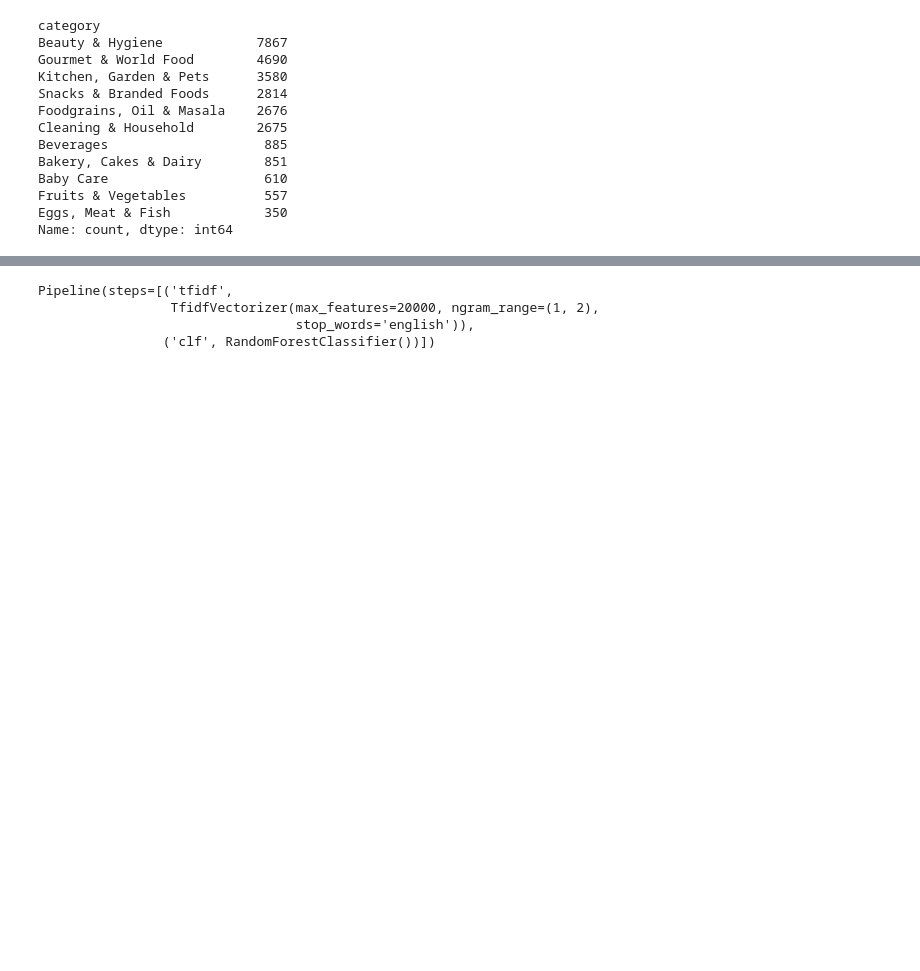
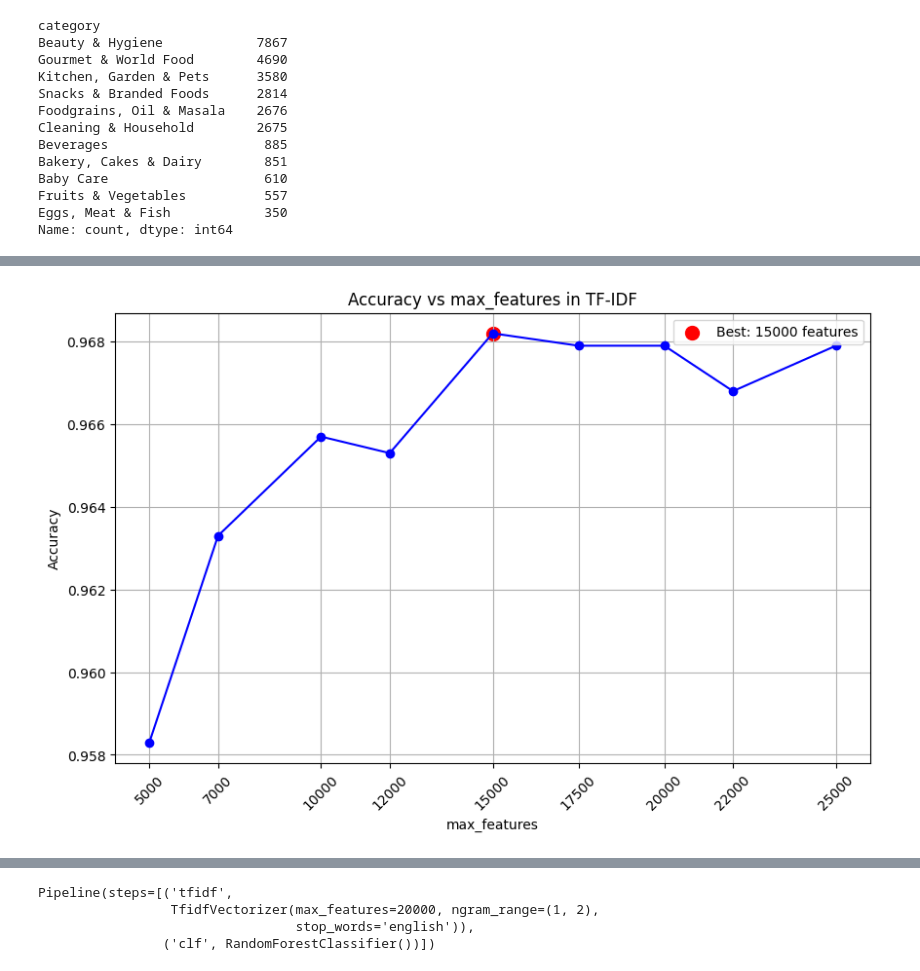
Before and after one commit to ka1817/BigBasket-SmartCart-AI-Assistant-for-BigBasket-Shopping, a Jupyter notebook: notebook/testing.ipynb, the cells around one changed output, grey strips where cells are left out. Drawn from its saved outputs; the diff is of its cells as text; code cells hidden in the pictures; blank space fills up the shorter version.

```diff
--- a/notebook/testing.ipynb
+++ b/notebook/testing.ipynb
@@ -84 +184,27 @@ Foodgrains, Oil & Masala       0.95      0.96      0.95       535
             weighted avg       0.97      0.97      0.97      5511
+# %%
+from sklearn.pipeline import Pipeline
+from sklearn.feature_extraction.text import TfidfVectorizer
+from sklearn.linear_model import LogisticRegression
+from sklearn.metrics import accuracy_score, classification_report
+
+feature_sizes = [5000, 7000, 10000, 12000, 15000, 17500, 20000,22000,25000]
+
+for f in feature_sizes:
+    print(f"\n--- Testing max_features = {f} ---")
+
+    pipeline = Pipeline([
+        ("tfidf", TfidfVectorizer(
+            max_features=f,
+            ngram_range=(1,2),
+            stop_words="english"
+        )),
+        ("clf", LogisticRegression(class_weight="balanced", max_iter=1000))
+    ])
+
+    pipeline.fit(X_train, y_train)
+
+    y_pred = pipeline.predict(X_test)
+
+    acc = accuracy_score(y_test, y_pred)
+    print(f"Accuracy: {acc:.4f}")
@@ -84,0 +229,20 @@ Foodgrains, Oil & Masala       0.95      0.96      0.95       535
+# %%
+import matplotlib.pyplot as plt
+
+feature_sizes = [5000, 7000, 10000, 12000, 15000, 17500, 20000, 22000, 25000]
+accuracies = [0.9583, 0.9633, 0.9657, 0.9653, 0.9682, 0.9679, 0.9679, 0.9668, 0.9679]
+
+plt.figure(figsize=(10,6))
+plt.plot(feature_sizes, accuracies, marker='o', color='blue', linestyle='-')
+plt.title("Accuracy vs max_features in TF-IDF")
+plt.xlabel("max_features")
+plt.ylabel("Accuracy")
+plt.grid(True)
+plt.xticks(feature_sizes, rotation=45)
+
+best_idx = accuracies.index(max(accuracies))
+plt.scatter(feature_sizes[best_idx], accuracies[best_idx], color='red', s=100, label=f'Best: {feature_sizes[best_idx]} features')
+plt.legend()
+plt.show()
+# %% [output]
+[figure, added]
```
Also changed, not shown: parts of 21 cells of this notebook, 6 other files.
